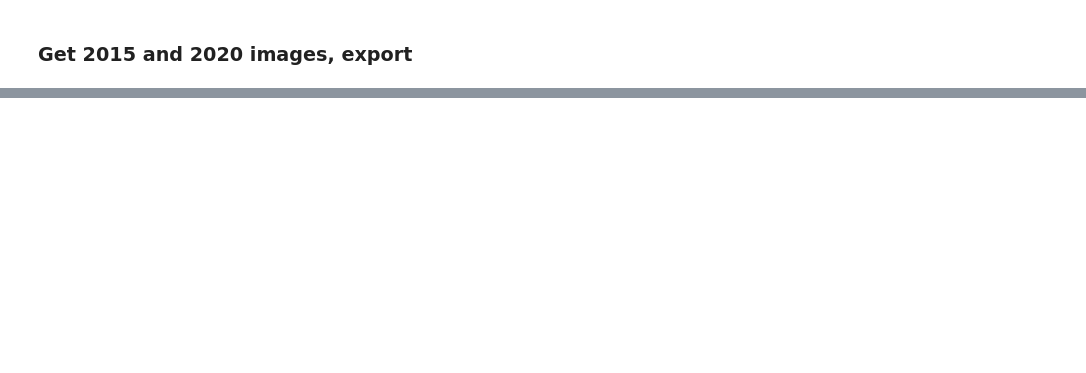
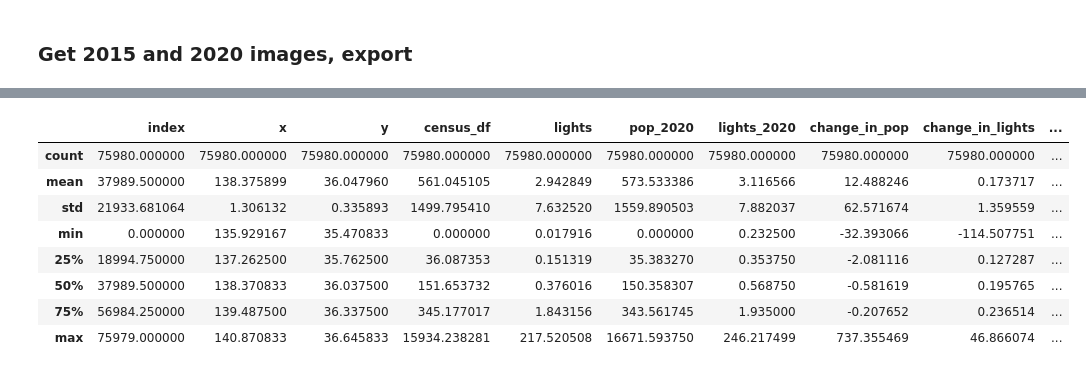
Before and after one commit to mianakajima/NightLights, a Jupyter notebook: notebooks/05_EDA_nightlights_population.ipynb, the cells around one changed output, grey strips where cells are left out. Saved outputs shown, nothing was run; the diff lists cells and outputs as text; code cells hidden in the pictures; blank space fills up the shorter version.

```diff
--- a/notebooks/05_EDA_nightlights_population.ipynb
+++ b/notebooks/05_EDA_nightlights_population.ipynb
@@ -161,0 +383,12 @@ task.status()
+# %%
+change_pop.describe()
+# %% [output]
+|  | index | x | y | census_df | lights | pop_2020 | lights_2020 | change_in_pop | change_in_lights | ... |
+| count | 75980.000000 | 75980.000000 | 75980.000000 | 75980.000000 | 75980.000000 | 75980.000000 | 75980.000000 | 75980.000000 | 75980.000000 | ... |
+| mean | 37989.500000 | 138.375899 | 36.047960 | 561.045105 | 2.942849 | 573.533386 | 3.116566 | 12.488246 | 0.173717 | ... |
+| std | 21933.681064 | 1.306132 | 0.335893 | 1499.795410 | 7.632520 | 1559.890503 | 7.882037 | 62.571674 | 1.359559 | ... |
+| min | 0.000000 | 135.929167 | 35.470833 | 0.000000 | 0.017916 | 0.000000 | 0.232500 | -32.393066 | -114.507751 | ... |
+| 25% | 18994.750000 | 137.262500 | 35.762500 | 36.087353 | 0.151319 | 35.383270 | 0.353750 | -2.081116 | 0.127287 | ... |
+| 50% | 37989.500000 | 138.370833 | 36.037500 | 151.653732 | 0.376016 | 150.358307 | 0.568750 | -0.581619 | 0.195765 | ... |
+| 75% | 56984.250000 | 139.487500 | 36.337500 | 345.177017 | 1.843156 | 343.561745 | 1.935000 | -0.207652 | 0.236514 | ... |
+| max | 75979.000000 | 140.870833 | 36.645833 | 15934.238281 | 217.520508 | 16671.593750 | 246.217499 | 737.355469 | 46.866074 | ... |
```
Also changed, not shown: parts of 40 cells of this notebook.
